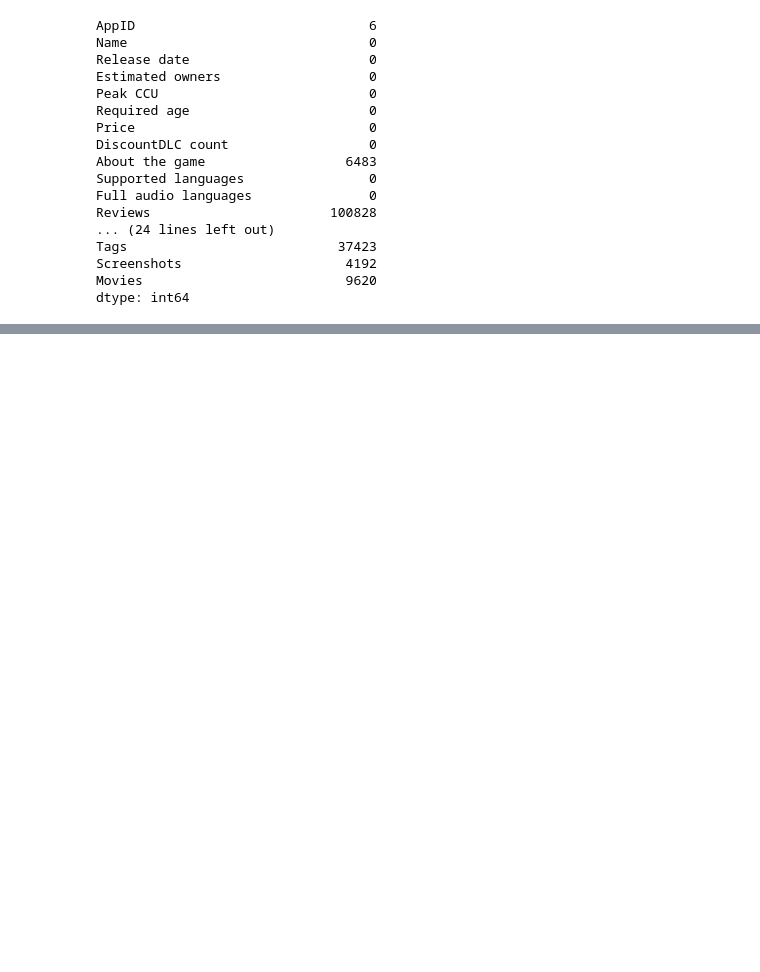
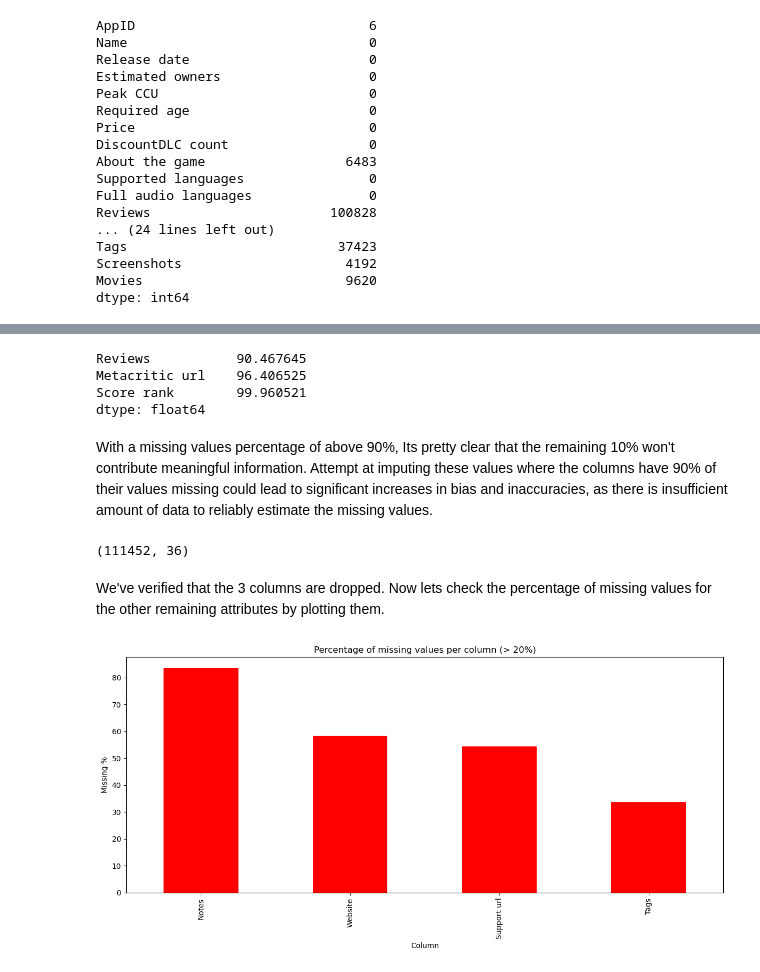
Before and after one commit to frzatla/steam-games-analysis, a Jupyter notebook: notebooks/exploratory_analysis.ipynb, the cells around one changed output, grey strips where cells are left out. Cells and saved outputs as stored; diff of their text form; code cells hidden in the pictures; blank space fills up the shorter version.

Commit message:
Mostly finished with the data wrangling section (new issue with misaligned columns)

```diff
--- a/notebooks/exploratory_analysis.ipynb
+++ b/notebooks/exploratory_analysis.ipynb
@@ -228,0 +191,31 @@ print(cleaned_steam_games['AppID'].duplicated().sum())
+# %%
+missing_percentage = steam_games.isnull().sum() * 100 / len(steam_games)
+missing_percentage[['Reviews', 'Metacritic url', 'Score rank']]
+# %% [output]
+Reviews           90.467645
+Metacritic url    96.406525
+Score rank        99.960521
+dtype: float64
+# %% [markdown]
+With a missing values percentage of above 90%, Its pretty clear that the remaining 10% won't contribute meaningful information. Attempt at imputing these values where the columns have 90% of their values missing could lead to significant increases in bias and inaccuracies, as there is insufficient amount of data to reliably estimate the missing values.
+# %%
+steam_games.drop(['Reviews', 'Metacritic url', 'Score rank'], axis = 1, inplace = True)
+# %%
+steam_games.shape
+# %% [output]
+(111452, 36)
+# %% [markdown]
+We've verified that the 3 columns are dropped. Now lets check the percentage of missing values for the other remaining attributes by plotting them.
+# %%
+# To keep only the columns with a missing percentage rate of over 20%.
+rem_missing_percentage = steam_games.isnull().sum() * 100 / len(steam_games)
+rem_missing_percentage = rem_missing_percentage[rem_missing_percentage > 20]
+
+plt.figure(figsize = (12, 6))
+rem_missing_percentage.sort_values(ascending = False).plot(kind = "bar", color = 'red')
+plt.title("Percentage of missing values per column (> 20%)")
+plt.xlabel('Column')
+plt.ylabel('Missing %')
+plt.tight_layout()
+# %% [output]
+[figure, added]
```
Also changed, not shown: parts of 37 cells of this notebook.
